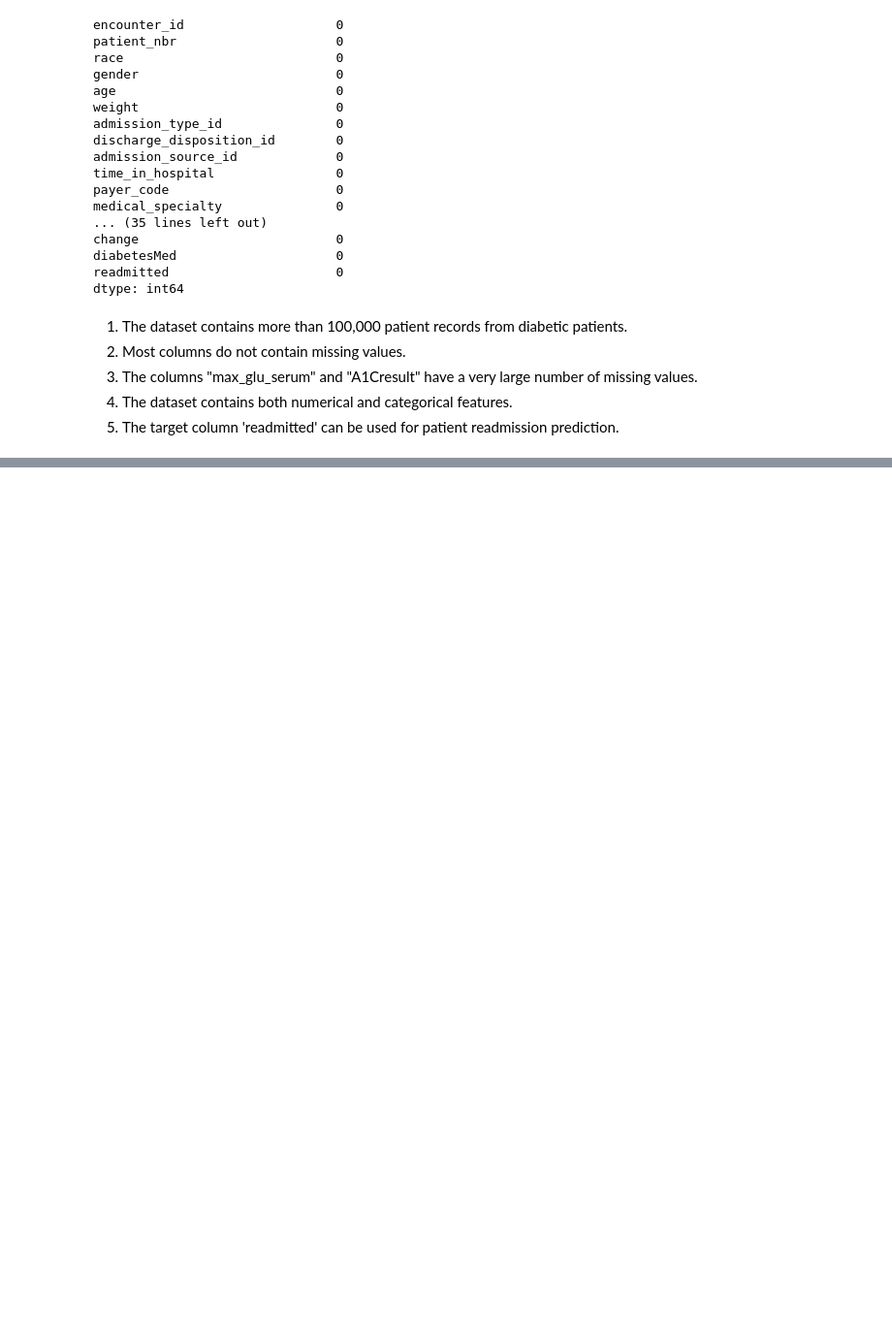
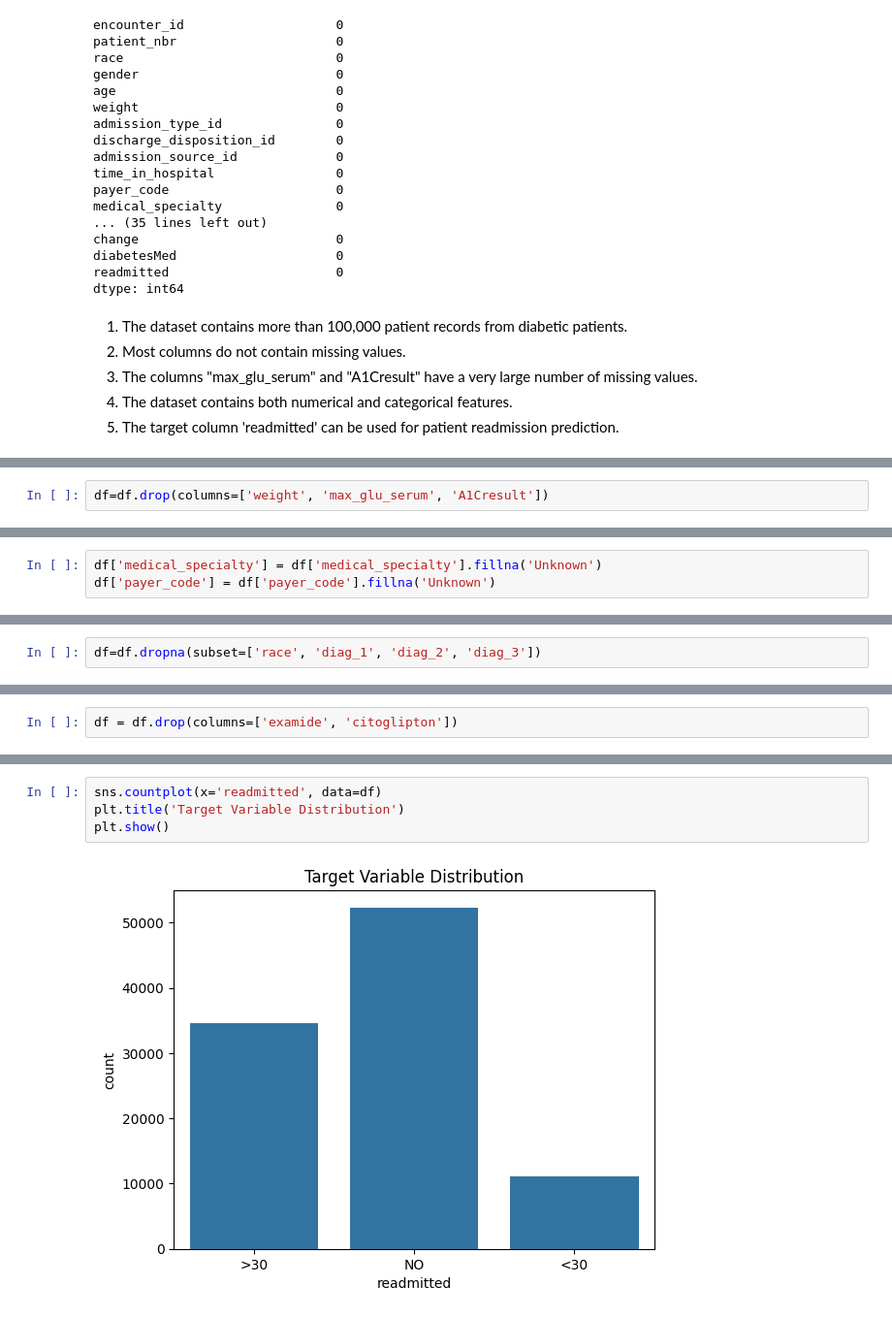
Before and after one commit to SarthakJa18/uci-diabetes-readmission-eda, a Jupyter notebook: patient-readmission-eda.ipynb, the cells around one changed output, grey strips where cells are left out. Shown at 97% size. Drawn from its saved outputs; the diff is of its cells as text; blank space fills up the shorter version.

Commit message:
Complete data cleaning and preprocessing

```diff
--- a/patient-readmission-eda.ipynb
+++ b/patient-readmission-eda.ipynb
@@ -65,0 +141,2 @@ dtype: int64
+# %%
+df=df.drop(columns=['weight', 'max_glu_serum', 'A1Cresult'])
@@ -65,0 +166,3 @@ dtype: int64
+# %%
+df['medical_specialty'] = df['medical_specialty'].fillna('Unknown')
+df['payer_code'] = df['payer_code'].fillna('Unknown')
@@ -65,0 +199,2 @@ dtype: int64
+# %%
+df=df.dropna(subset=['race', 'diag_1', 'diag_2', 'diag_3'])
@@ -65,0 +207,2 @@ dtype: int64
+# %%
+df = df.drop(columns=['examide', 'citoglipton'])
@@ -65,0 +223,6 @@ dtype: int64
+# %%
+sns.countplot(x='readmitted', data=df)
+plt.title('Target Variable Distribution')
+plt.show()
+# %% [output]
+[figure, added]
```
Also changed, not shown: parts of 24 cells of this notebook, 1 other file.
